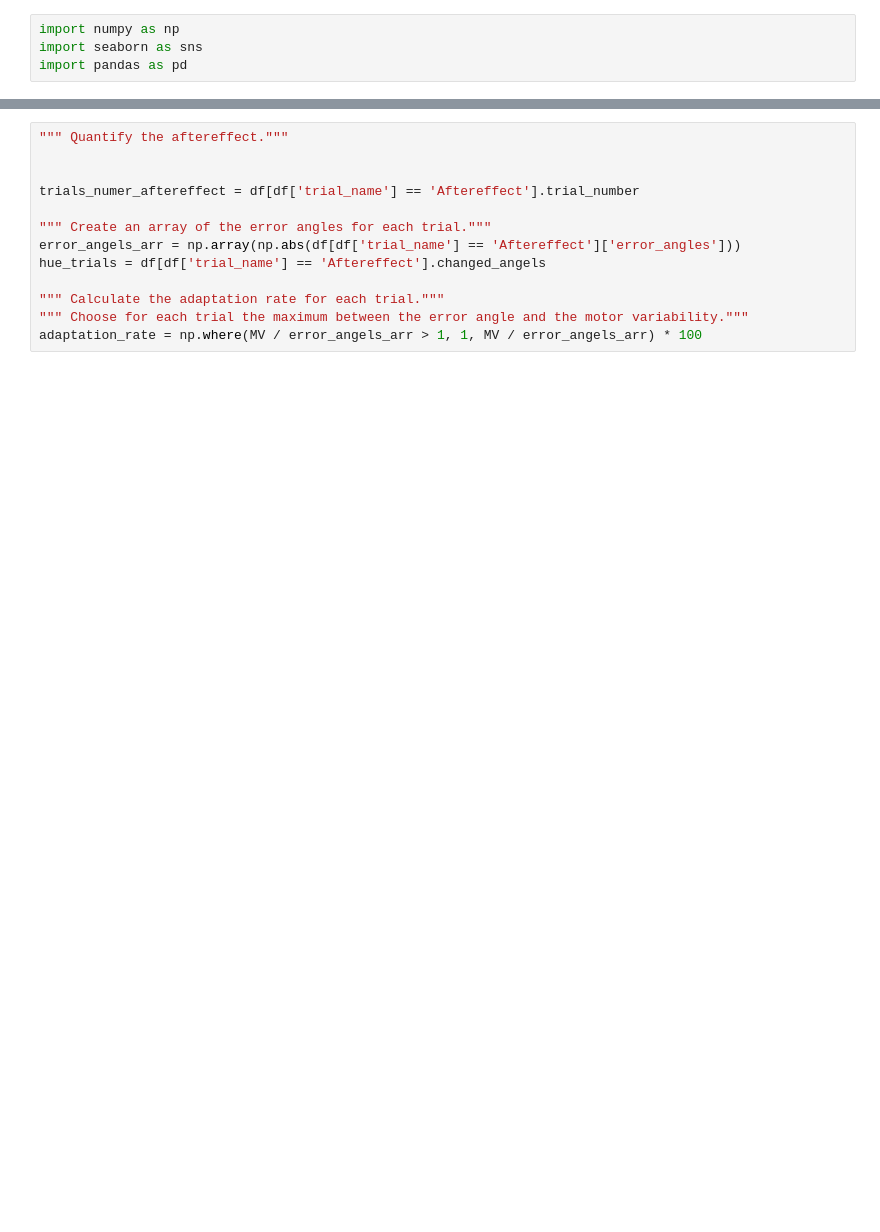
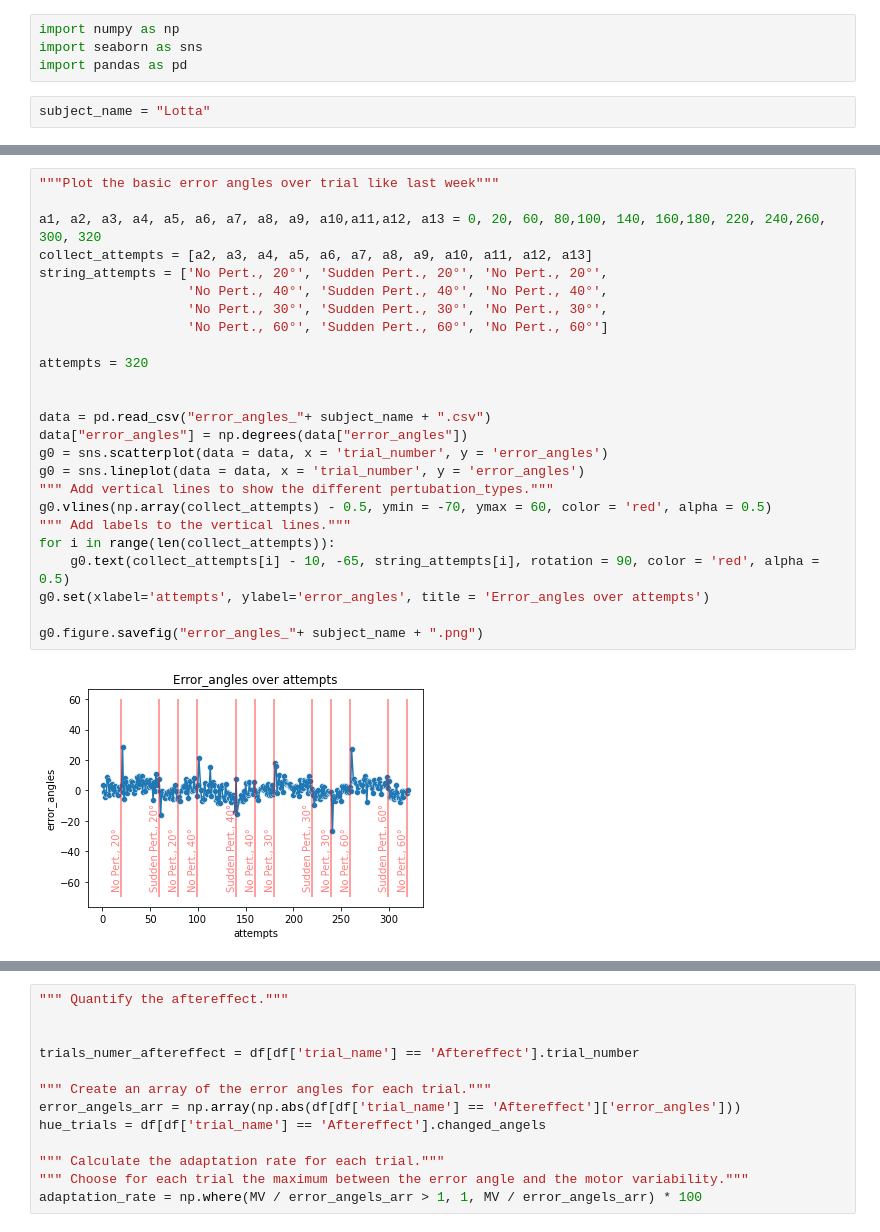
Before and after one commit to lolotta/Neural_Modeling_Motor, a Jupyter notebook: HW2/Anaylsis_plotting.ipynb, the cells around one changed output, grey strips where cells are left out. Cells and saved outputs as stored; diff of their text form; blank space fills up the shorter version.

```diff
--- a/HW2/Anaylsis_plotting.ipynb
+++ b/HW2/Anaylsis_plotting.ipynb
@@ -2,3 +2,5 @@
 import numpy as np
 import seaborn as sns
 import pandas as pd
+# %%
+subject_name = "Lotta"
@@ -47,3 +61,30 @@ array([ 66.18003827,  89.04433912,  83.23375582,  43.57478138,
+# %%
+"""Plot the basic error angles over trial like last week"""
+
+a1, a2, a3, a4, a5, a6, a7, a8, a9, a10,a11,a12, a13 = 0, 20, 60, 80,100, 140, 160,180, 220, 240,260, 300, 320
+collect_attempts = [a2, a3, a4, a5, a6, a7, a8, a9, a10, a11, a12, a13]
+string_attempts = ['No Pert., 20°', 'Sudden Pert., 20°', 'No Pert., 20°',
+                   'No Pert., 40°', 'Sudden Pert., 40°', 'No Pert., 40°',
+                   'No Pert., 30°', 'Sudden Pert., 30°', 'No Pert., 30°',
+                   'No Pert., 60°', 'Sudden Pert., 60°', 'No Pert., 60°']
+
+attempts = 320
+
+
+data = pd.read_csv("error_angles_"+ subject_name + ".csv")
+data["error_angles"] = np.degrees(data["error_angles"])
+g0 = sns.scatterplot(data = data, x = 'trial_number', y = 'error_angles')
+g0 = sns.lineplot(data = data, x = 'trial_number', y = 'error_angles')
+""" Add vertical lines to show the different pertubation_types."""
+g0.vlines(np.array(collect_attempts) - 0.5, ymin = -70, ymax = 60, color = 'red', alpha = 0.5)
+""" Add labels to the vertical lines."""
+for i in range(len(collect_attempts)):
+    g0.text(collect_attempts[i] - 10, -65, string_attempts[i], rotation = 90, color = 'red', alpha = 0.5)
+g0.set(xlabel='attempts', ylabel='error_angles', title = 'Error_angles over attempts')
+
+g0.figure.savefig("error_angles_"+ subject_name + ".png")
+# %% [output]
+[figure, added]
 # %%
 """ Plot the adaptation rate but not for the baseline."""
 g0 = sns.scatterplot(x= trials_number_adapt, y= adaptation_rate, hue = hue_trials, palette = 'Set2')
```
Also changed, not shown: parts of 8 cells of this notebook, 18 other files.
